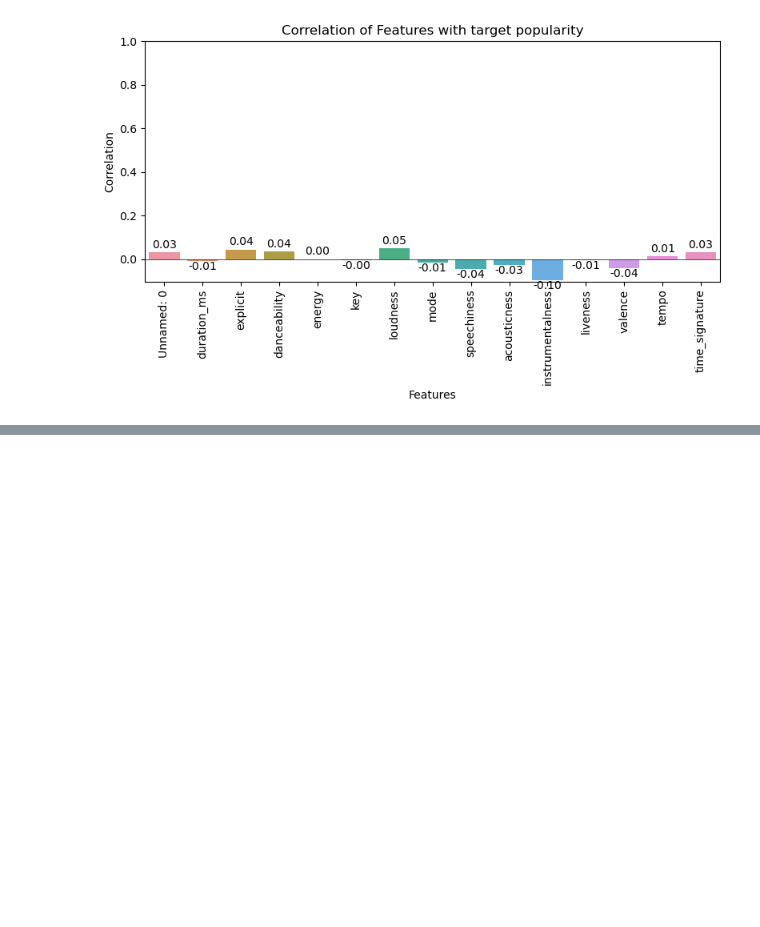
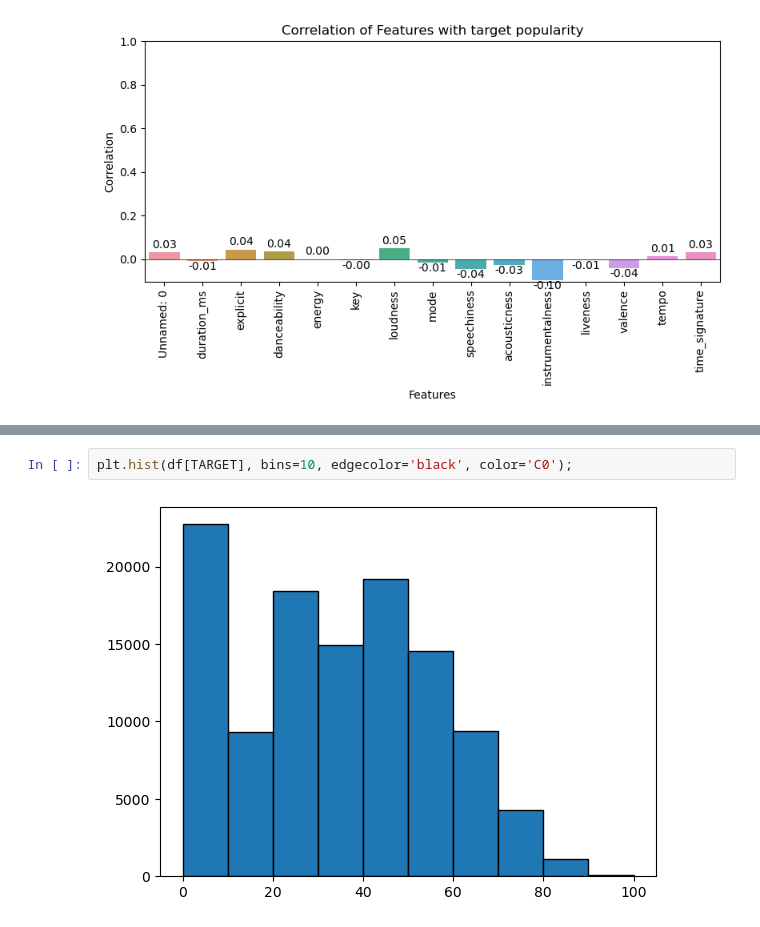
Before and after one commit to PeeteKeesel/bayes-opt-battle, a Jupyter notebook: notebooks/huggingface__spotify_tracks/eda.ipynb, the cells around one changed output, grey strips where cells are left out. Drawn from its saved outputs; the diff is of its cells as text; blank space fills up the shorter version.

```diff
--- a/notebooks/huggingface__spotify_tracks/eda.ipynb
+++ b/notebooks/huggingface__spotify_tracks/eda.ipynb
@@ -123,0 +140,4 @@ plt.show()
+# %%
+plt.hist(df[TARGET], bins=10, edgecolor='black', color='C0');
+# %% [output]
+[figure, added]
```
Also changed, not shown: parts of 4 cells of this notebook, 4 other files.
